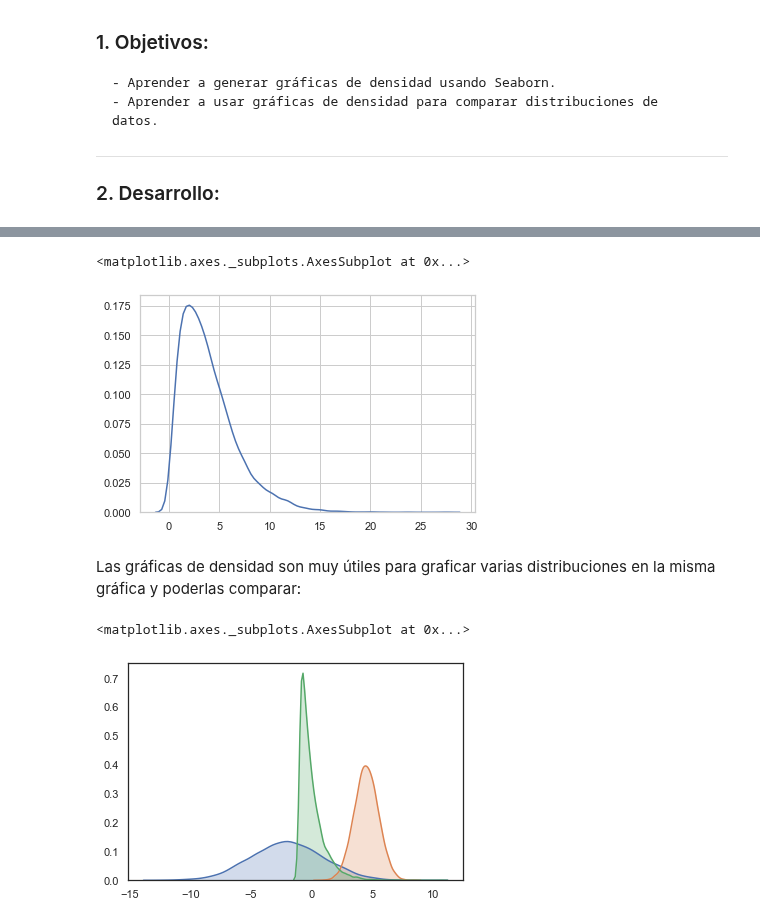
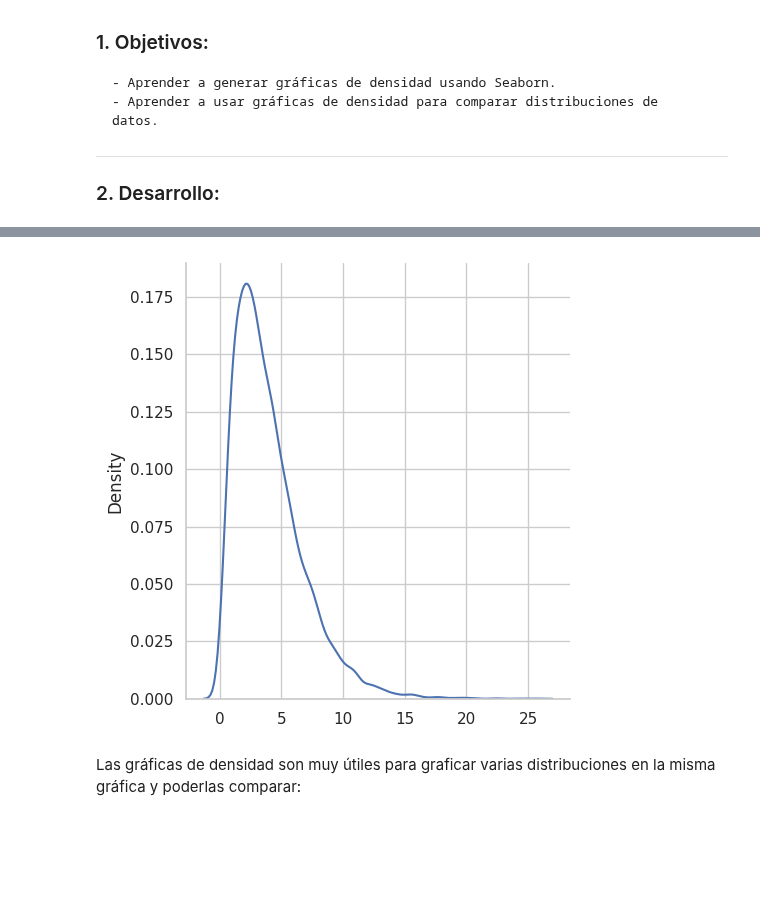
Before and after one commit to beduExpert/B2-Analisis-de-Datos-con-Python-2020, a Jupyter notebook: Sesion-02/Ejemplo-05/graficas_de_densidad.ipynb, the cells around one changed output, grey strips where cells are left out. Saved outputs shown, nothing was run; the diff lists cells and outputs as text; code cells hidden in the pictures; blank space fills up the shorter version.

```diff
--- a/Sesion-02/Ejemplo-05/graficas_de_densidad.ipynb
+++ b/Sesion-02/Ejemplo-05/graficas_de_densidad.ipynb
@@ -23,21 +26,13 @@ sns.distplot(laplace, hist=False);
 # %%
 chisquare = np.random.chisquare(4, size=10000)
-sns.distplot(chisquare, hist=False)
+sns.displot(chisquare, kind= 'kde');
 # %% [output]
-<matplotlib.axes._subplots.AxesSubplot at 0x...>
-[figure, old version]
+[figure, new version]
 # %% [markdown]
 Las gráficas de densidad son muy útiles para graficar varias distribuciones en la misma gráfica y poderlas comparar:
 # %%
-sns.set(style='white')
+df1 = pd.DataFrame({'grupo' : "normal1", 'datos': np.random.normal(loc=-2, scale=3, size=10000)})
+df2 = pd.DataFrame({'grupo' : "normal2", 'datos': np.random.normal(loc=4.5, scale=1, size=10000)})
+df3 = pd.DataFrame({'grupo' : "exponencial", 'datos': np.random.exponential(scale=1.0, size=10000) - 1})
 
-normal_1 = np.random.normal(loc=-2, scale=3, size=10000)
-normal_2 = np.random.normal(loc=4.5, scale=1, size=10000)
-exponential = np.random.exponential(scale=1.0, size=10000) - 1
-
-sns.distplot(normal_1, hist = False, kde_kws = {'shade': True})
-sns.distplot(normal_2, hist = False, kde_kws = {'shade': True})
-sns.distplot(exponential, hist = False, kde_kws = {'shade': True})
+df_concat = pd.concat([df1, df2, df3])
-# %% [output]
-<matplotlib.axes._subplots.AxesSubplot at 0x...>
-[figure, removed]
```
Also changed, not shown: parts of 7 cells of this notebook.
